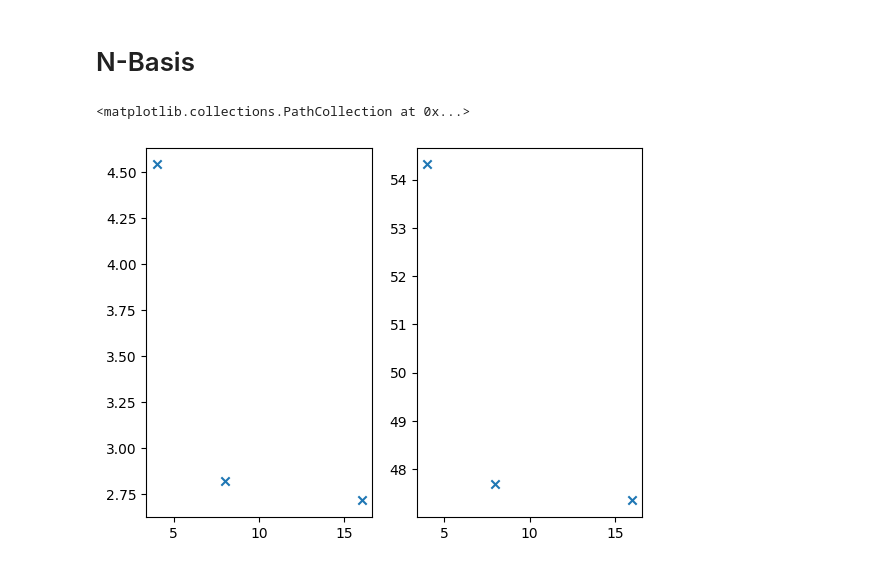
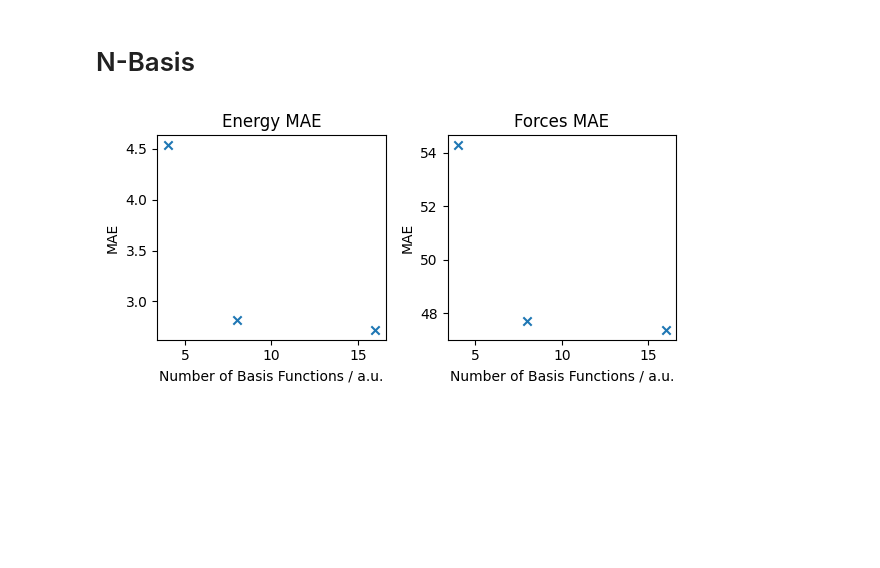
Before and after one commit to PythonFZ/2025-espresso-water, a Jupyter notebook: eval.ipynb, the cells around one changed output. Saved outputs shown, nothing was run; the diff lists cells and outputs as text; code cells hidden in the pictures; blank space fills up the shorter version.

```diff
--- a/eval.ipynb
+++ b/eval.ipynb
@@ -61,7 +64,5 @@ n_16_forces = json.loads(Path("nodes/n_basis/16/PredictionMetrics/forces.json").
 # %%
-fig, ax = plt.subplots(1, 2)
-ax[0].scatter([4, 8, 16], [n_4_energy["mae"], n_8_energy["mae"], n_16_energy["mae"]], marker="x")
-ax[1].scatter([4, 8, 16], [n_4_forces["mae"], n_8_forces["mae"], n_16_forces["mae"]], marker="x")
+n_basis_values = ["4", "8", "16"]
+plot_metrics(n_basis_values, "nodes/n_basis/{v}/PredictionMetrics", "Number of Basis Functions / a.u.")
 # %% [output]
-<matplotlib.collections.PathCollection at 0x...>
-[figure, old version]
+[figure, new version]
```
Also changed, not shown: parts of 6 cells of this notebook.
